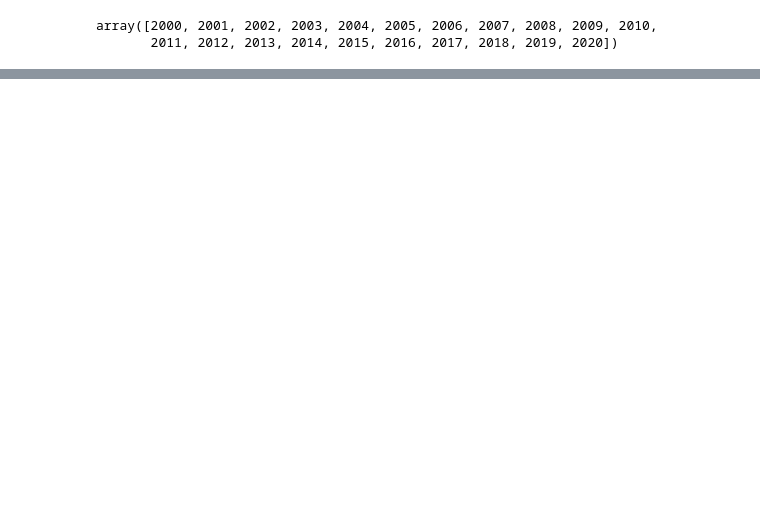
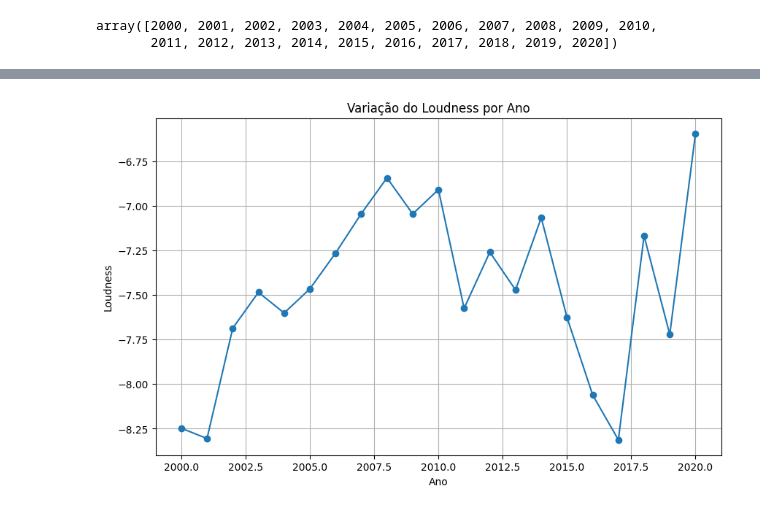
Before and after one commit to GabrielSantana01/Python, a Jupyter notebook: Data Science/Projetos/Recomendando Musica/recomendandoMusica.ipynb, the cells around one changed output, grey strips where cells are left out. Saved outputs shown, nothing was run; the diff lists cells and outputs as text; code cells hidden in the pictures; blank space fills up the shorter version.

Commit message:
Estrutura de dados

```diff
--- a/Data Science/Projetos/Recomendando Musica/recomendandoMusica.ipynb
+++ b/Data Science/Projetos/Recomendando Musica/recomendandoMusica.ipynb
@@ -55,0 +54,19 @@ fig.show()
+# %%
+import matplotlib.pyplot as plt
+import pandas as pd
+
+# Suponha que você tenha seus dados em um DataFrame do Pandas chamado 'dados_ano'
+# Certifique-se de que 'dados_ano' contenha as colunas 'year' e 'loudness'
+
+# Crie um gráfico de linha usando Matplotlib
+plt.figure(figsize=(10, 6))
+plt.plot(dados_ano['year'], dados_ano['loudness'], marker='o', linestyle='-')
+plt.title('Variação do Loudness por Ano')
+plt.xlabel('Ano')
+plt.ylabel('Loudness')
+plt.grid(True)
+
+# Exiba o gráfico
+plt.show()
+# %% [output]
+[figure, added]
```
Also changed, not shown: parts of 8 cells of this notebook, 11 other files.
